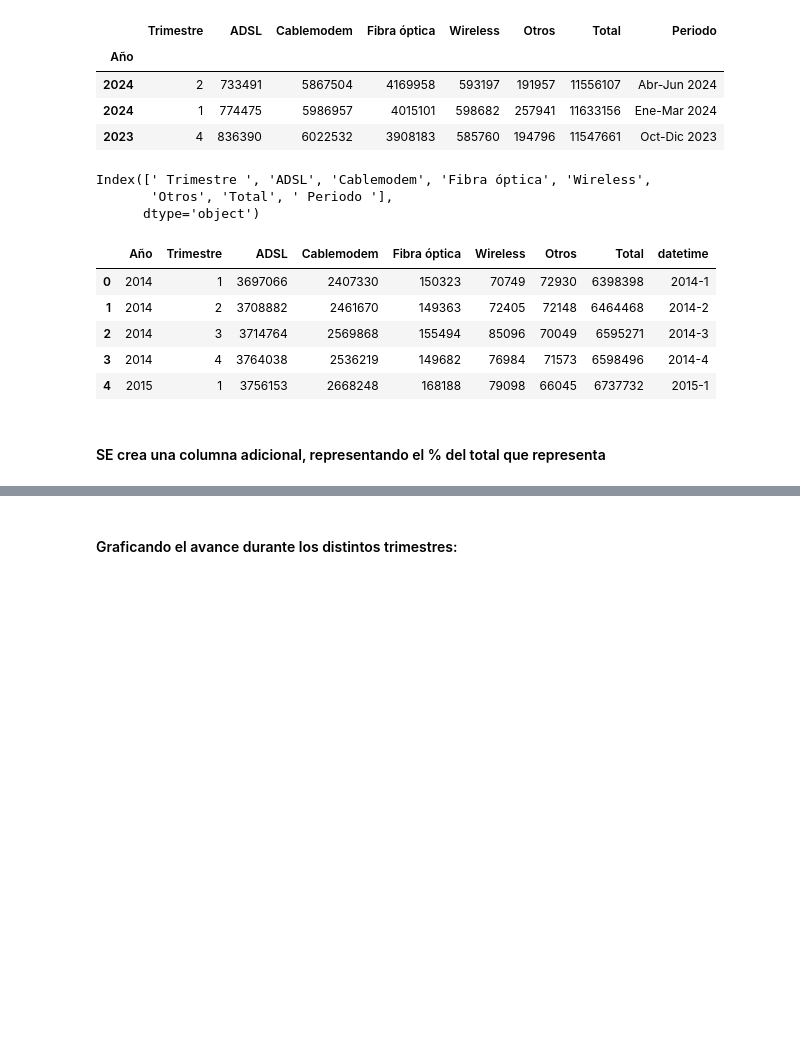
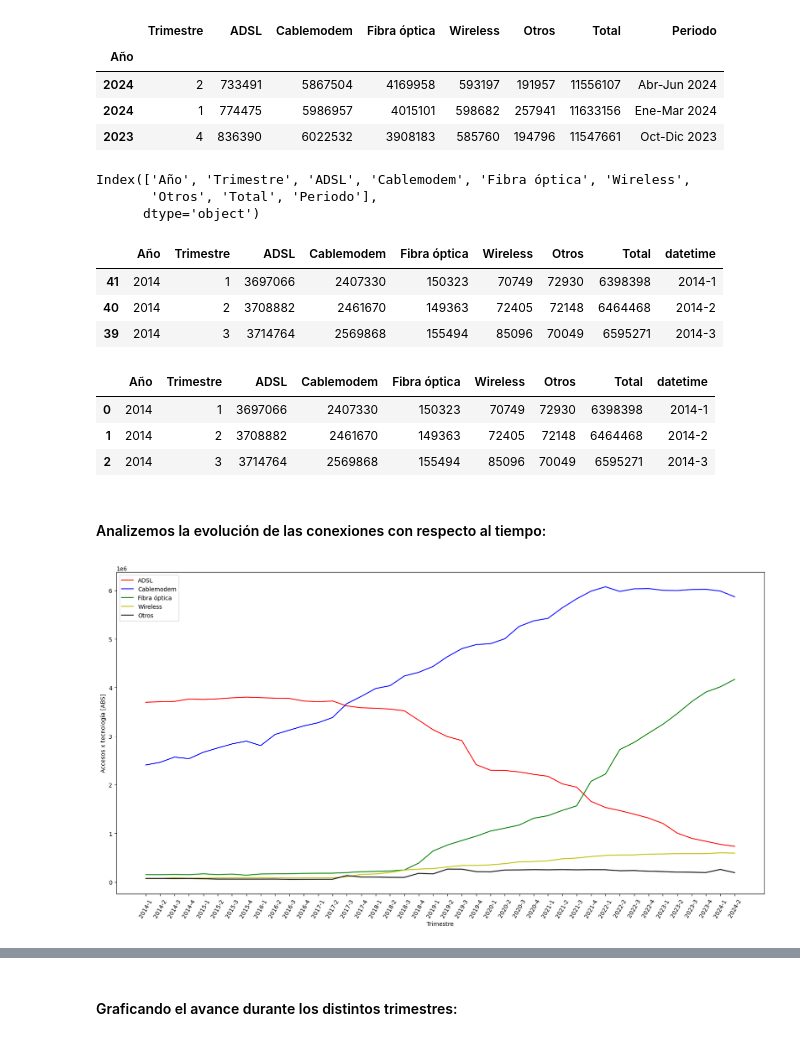
Before and after one commit to AutoMataX/PI-2---DataPT11, a Jupyter notebook: EDA PI2.ipynb, the cells around one changed output, grey strips where cells are left out. Cells and saved outputs as stored; diff of their text form; code cells hidden in the pictures; blank space fills up the shorter version.

```diff
--- a/EDA PI2.ipynb
+++ b/EDA PI2.ipynb
@@ -674,4 +674,6 @@ accesos_hogares_kpi_PoBI.to_csv('./PI 2/Penetracion_hogares_kpi.csv')
 # %% [markdown]
 # **III) TOTALES ACCESOS POR TECNOLOGIA**:
 # %%
-accesos_por_tec = pd.read_csv('./PI 2/totales_accesos_por_tecnologia.csv', index_col=0, encoding='latin-1')
+#accesos_por_tec = pd.read_csv('./PI 2/totales_accesos_por_tecnologia.csv', index_col=0, encoding='latin-1')
+accesos_por_tec = pd.read_excel('./PI 2/Internet.xlsx', sheet_name = 'Totales Accesos Por Tecnología')
+accesos_por_tec.head(3)
@@ -686,20 +693,16 @@ accesos_por_tec.head(3)
 # %%
 accesos_por_tec.columns
 # %% [output]
-Index([' Trimestre ', 'ADSL', 'Cablemodem', 'Fibra óptica', 'Wireless',
-       'Otros', 'Total', ' Periodo '],
+Index(['Año', 'Trimestre', 'ADSL', 'Cablemodem', 'Fibra óptica', 'Wireless',
+       'Otros', 'Total', 'Periodo'],
       dtype='object')
 # %%
-accesos_por_tec = accesos_por_tec.drop([' Periodo '], axis = 1)
-accesos_por_tec['datetime'] = accesos_por_tec.index.astype(str) + '-' + accesos_por_tec[' Trimestre '].astype(str)
+accesos_por_tec = accesos_por_tec.drop(['Periodo'], axis = 1) # Borramos la columna 'periodo'
+accesos_por_tec['datetime'] = accesos_por_tec['Año'].astype(str) + '-' + accesos_por_tec['Trimestre'].astype(str) # Se crea la columna 'datetime'
 accesos_por_tec = accesos_por_tec.sort_values(by = 'datetime')
-accesos_por_tec = accesos_por_tec.reset_index()
+accesos_por_tec.head(3)
+# %% [output]
+|  | Año | Trimestre | ADSL | Cablemodem | Fibra óptica | Wireless | Otros | Total | datetime |
+| 41 | 2014 | 1 | 3697066 | 2407330 | 150323 | 70749 | 72930 | 6398398 | 2014-1 |
+| 40 | 2014 | 2 | 3708882 | 2461670 | 149363 | 72405 | 72148 | 6464468 | 2014-2 |
+| 39 | 2014 | 3 | 3714764 | 2569868 | 155494 | 85096 | 70049 | 6595271 | 2014-3 |
-# %%
-accesos_por_tec.head()
-# %% [output]
-|  | Año | Trimestre | ADSL | Cablemodem | Fibra óptica | Wireless | Otros | Total | datetime |
-| 0 | 2014 | 1 | 3697066 | 2407330 | 150323 | 70749 | 72930 | 6398398 | 2014-1 |
-| 1 | 2014 | 2 | 3708882 | 2461670 | 149363 | 72405 | 72148 | 6464468 | 2014-2 |
-| 2 | 2014 | 3 | 3714764 | 2569868 | 155494 | 85096 | 70049 | 6595271 | 2014-3 |
-| 3 | 2014 | 4 | 3764038 | 2536219 | 149682 | 76984 | 71573 | 6598496 | 2014-4 |
-| 4 | 2015 | 1 | 3756153 | 2668248 | 168188 | 79098 | 66045 | 6737732 | 2015-1 |
@@ -708,2 +709,46 @@ accesos_por_tec = test.copy()
-# %% [markdown]
-#### SE crea una columna adicional, representando el  % del total que representa
+# %%
+accesos_por_tec = accesos_por_tec.reset_index() # Se resetean los indices
+accesos_por_tec = accesos_por_tec.drop(['index'], axis = 1)
+accesos_por_tec.head(3)
+# %% [output]
+|  | Año | Trimestre | ADSL | Cablemodem | Fibra óptica | Wireless | Otros | Total | datetime |
+| 0 | 2014 | 1 | 3697066 | 2407330 | 150323 | 70749 | 72930 | 6398398 | 2014-1 |
+| 1 | 2014 | 2 | 3708882 | 2461670 | 149363 | 72405 | 72148 | 6464468 | 2014-2 |
+| 2 | 2014 | 3 | 3714764 | 2569868 | 155494 | 85096 | 70049 | 6595271 | 2014-3 |
+# %% [markdown]
+#### Analizemos la evolución de las conexiones con respecto al tiempo:
+# %%
+#dif_tecnologias = accesos_por_tec[['ADSL', 'Cablemodem', 'Fibra óptica', 'Wireless','Otros']].columns
+dif_tecnologias = accesos_por_tec.iloc[:,2:7].columns
+n_tecnologias = len(dif_tecnologias)
+
+#-----------------------------------
+#Creating a list of different color:
+#-----------------------------------
+colors = ['r', 'b', 'g', 'y', 'black', 'o']
+
+#-----------------------------------
+#Creating the plots
+#-----------------------------------
+
+plt.figure(figsize = (20,10))
+
+k = 0
+while k < n_tecnologias:
+
+    value = dif_tecnologias[k]
+    colored = colors[k]
+    plt.plot(accesos_por_tec['datetime'], accesos_por_tec[value], label = value, color = colored)
+
+    k += 1
+
+
+plt.xticks(rotation=60)
+plt.legend(loc="upper left")
+plt.xlabel('Trimestre')
+plt.ylabel('Accesos x tecnología [ABS]')
+#plt.ylim(-10,40)
+
+plt.show()
+# %% [output]
+[figure, added]
```
Also changed, not shown: parts of 14 cells of this notebook, 2 other files.
